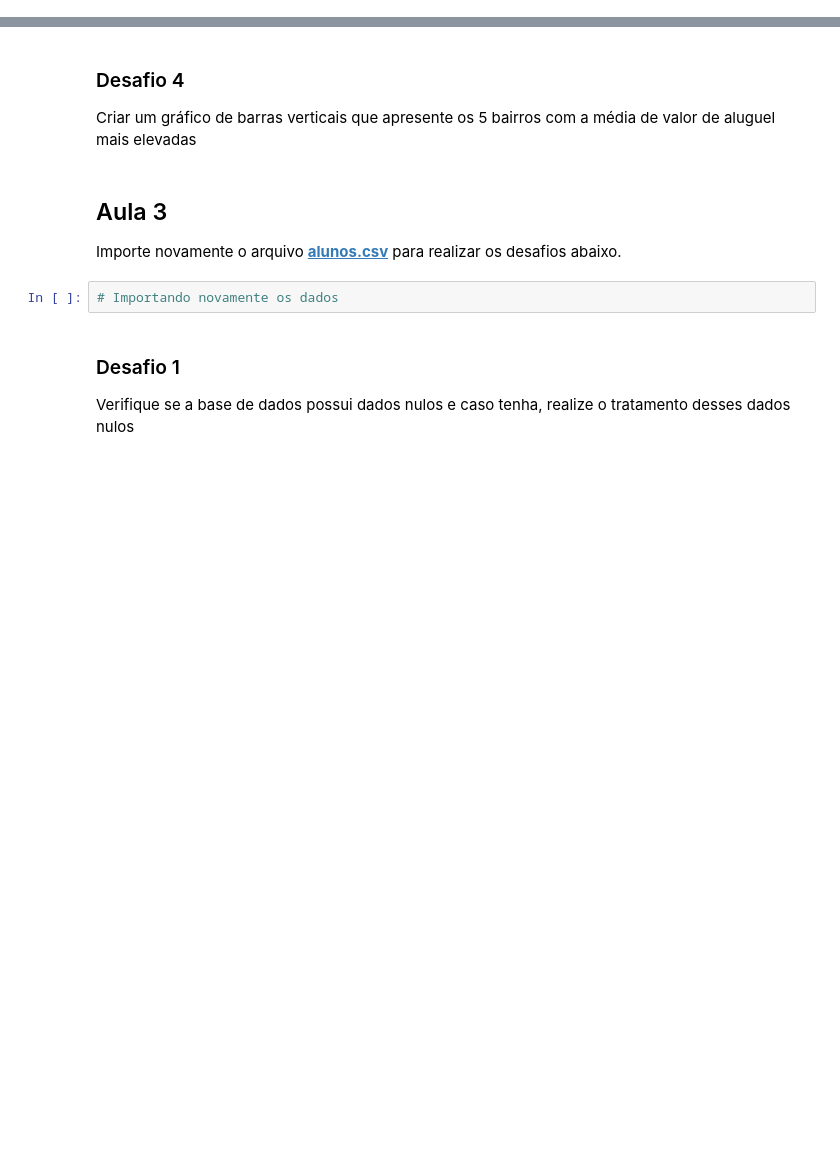
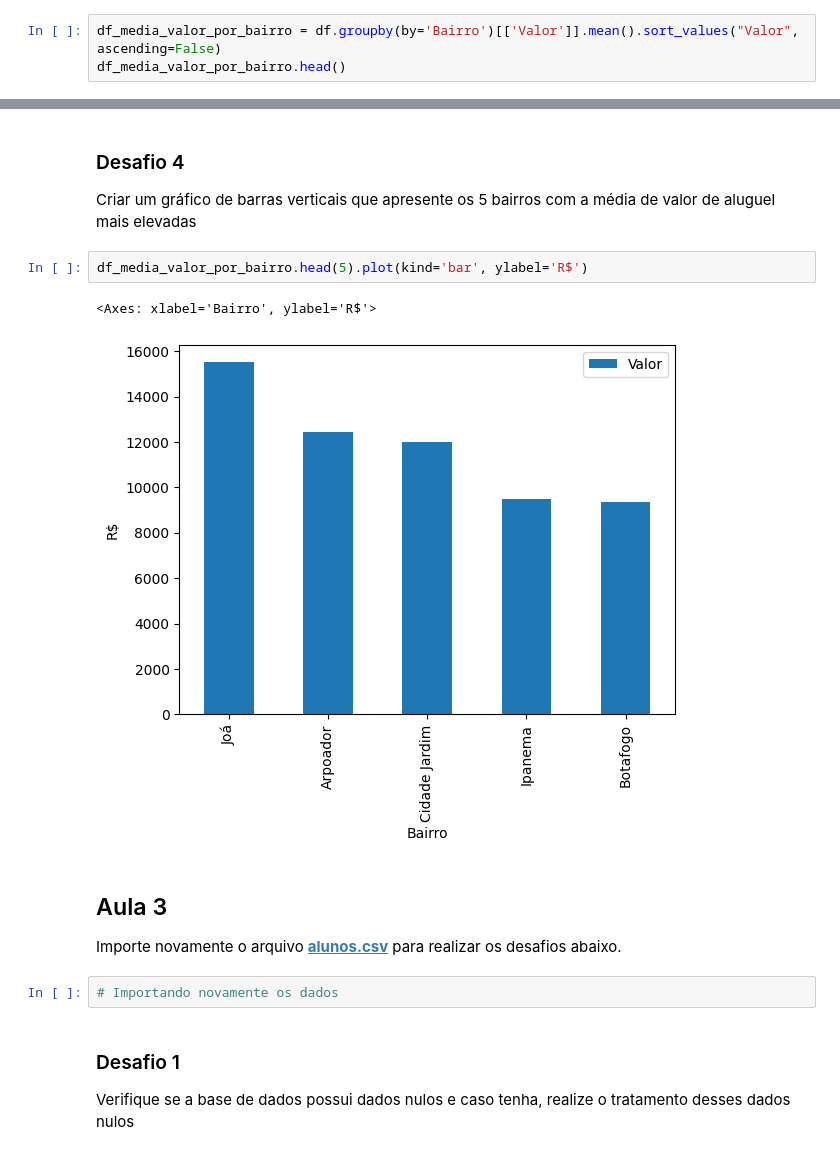
Before and after one commit to gbrit0/python_pandas_conhecendo_a_biblioteca, a Jupyter notebook: desafios.ipynb, the cells around one changed output, grey strips where cells are left out. Drawn from its saved outputs; the diff is of its cells as text; blank space fills up the shorter version.

```diff
--- a/desafios.ipynb
+++ b/desafios.ipynb
@@ -95,3 +203,6 @@ Conferir quantos bairros únicos existem na nossa base de dados
 # %% [markdown]
 ### Desafio 3
 Analisar quais bairros possuem a média de valor de aluguel mais elevadas
+# %%
+df_media_valor_por_bairro = df.groupby(by='Bairro')[['Valor']].mean().sort_values("Valor", ascending=False)
+df_media_valor_por_bairro.head()
@@ -98,6 +217,11 @@ Analisar quais bairros possuem a média de valor de aluguel mais elevadas
 # %% [markdown]
 ### Desafio 4
 Criar um gráfico de barras verticais que apresente os 5 bairros com a média de valor de aluguel mais elevadas
+# %%
+df_media_valor_por_bairro.head(5).plot(kind='bar', ylabel='R$')
+# %% [output]
+<Axes: xlabel='Bairro', ylabel='R$'>
+[figure, added]
 # %% [markdown]
 ## Aula 3
 
```
Also changed, not shown: parts of 8 cells of this notebook, 1 other file.
